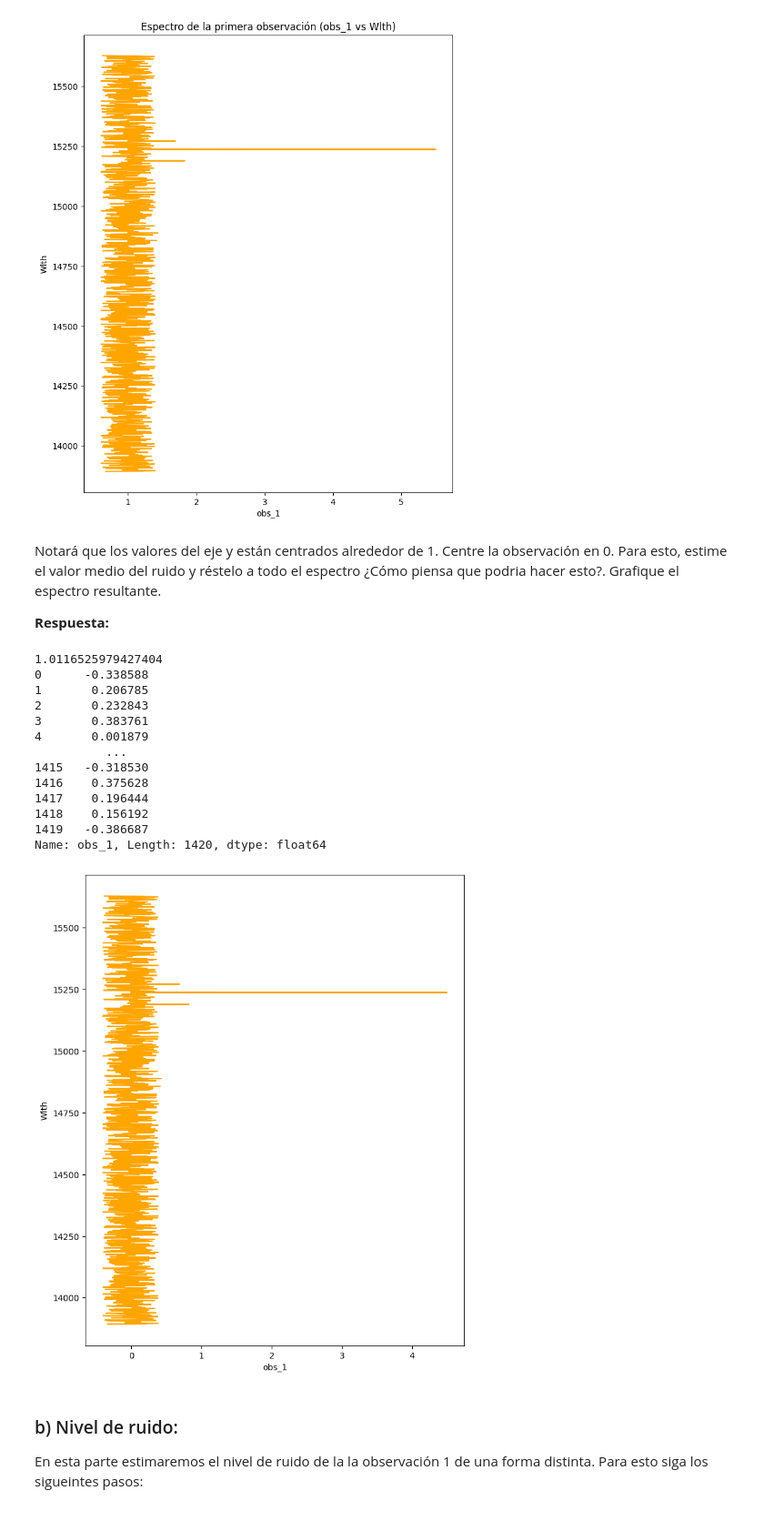
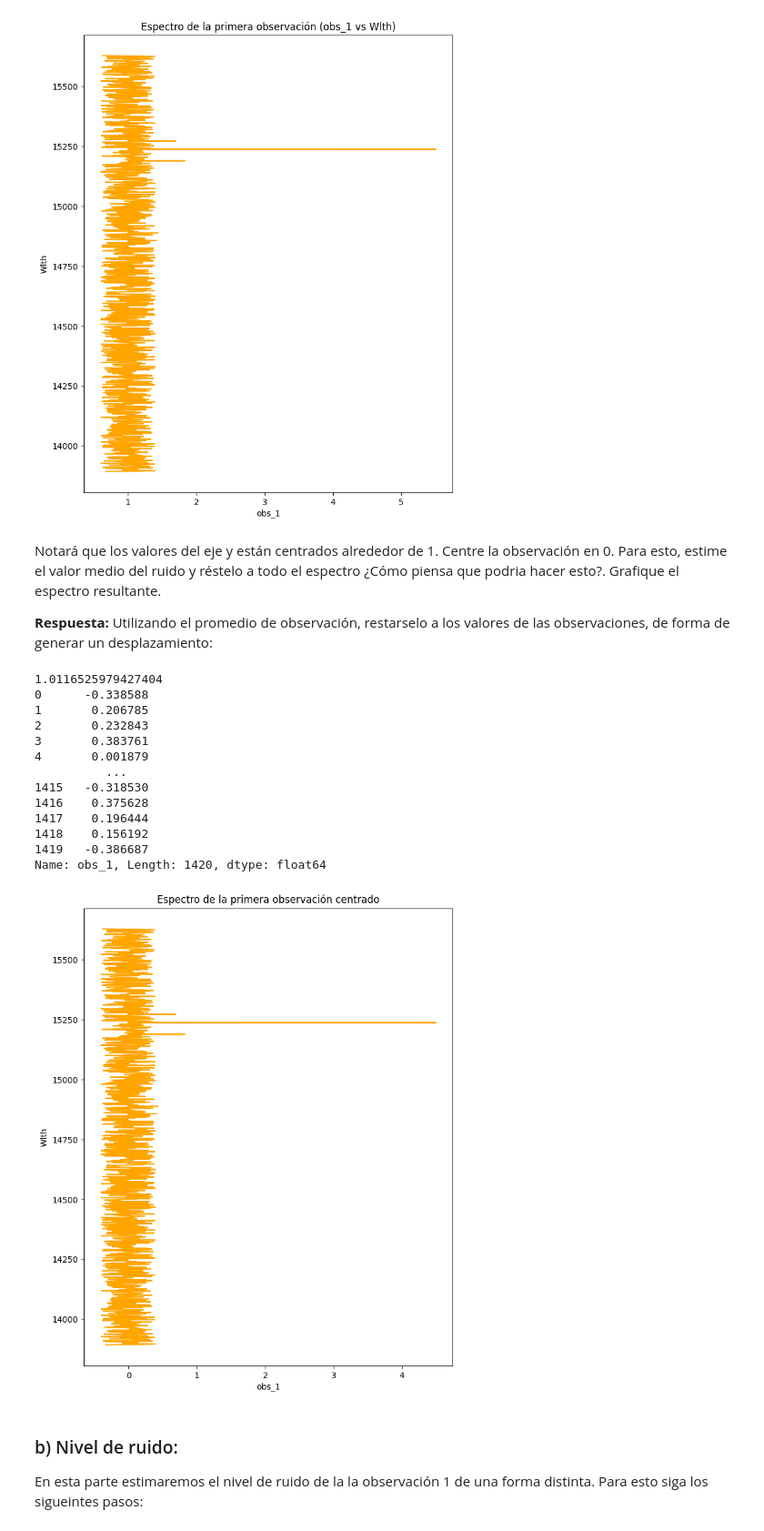
Before and after one commit to azavalac/Tarea-2-zavala, a Jupyter notebook: Tarea2.ipynb, the cells around one changed output. Shown at 91% size. Saved outputs shown, nothing was run; the diff lists cells and outputs as text; code cells hidden in the pictures.

```diff
--- a/Tarea2.ipynb
+++ b/Tarea2.ipynb
@@ -319,36 +328,37 @@ plt.show()
 # %% [markdown]
 Notará que los valores del eje y están centrados alrededor de 1. Centre la observación en 0. Para esto, estime el valor medio del ruido y réstelo a todo el espectro ¿Cómo piensa que podria hacer esto?. Grafique el espectro resultante.
 
-**Respuesta:**
+**Respuesta:** Utilizando el promedio de observación, restarselo a los valores de las observaciones, de forma de generar un desplazamiento:
 # %%
 # Grafique el espectro centrado en 0 aquí
 v_medio = obs_1.mean()
 print (v_medio)
 obs_1c = obs_1 - v_medio
 obs_1c
 print (obs_1c)
 
 #Grafico
 plt.figure(figsize=(8, 10))
 plt.plot(obs_1c, Wlth, color = 'orange')
+plt.title('Espectro de la primera observación centrado')
 plt.xlabel('obs_1')
 plt.ylabel('Wlth')
 plt.show()
 # %% [output]
 1.0116525979427404
 0      -0.338588
 1       0.206785
 2       0.232843
 3       0.383761
 4       0.001879
           ...
 1415   -0.318530
 1416    0.375628
 1417    0.196444
 1418    0.156192
 1419   -0.386687
 Name: obs_1, Length: 1420, dtype: float64
-[figure, old version]
+[figure, new version]
 # %% [markdown]
 ### b) Nivel de ruido:
 
```
Also changed, not shown: parts of 17 cells of this notebook.
